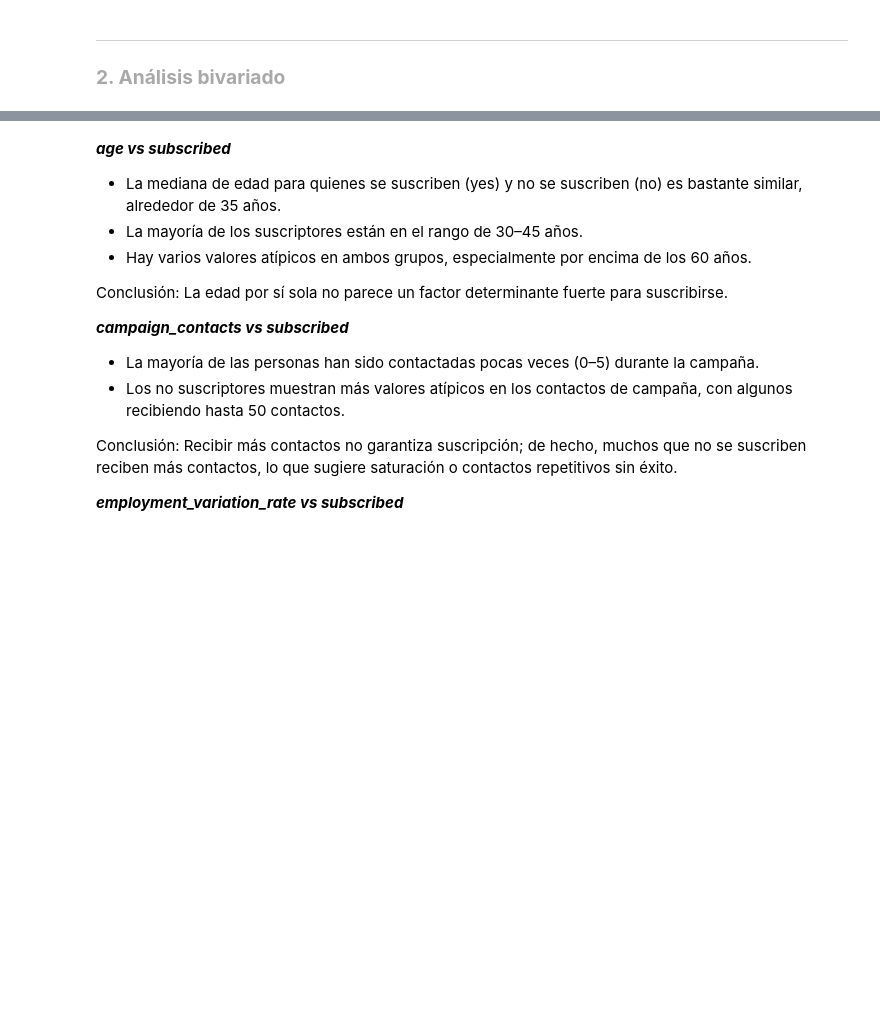
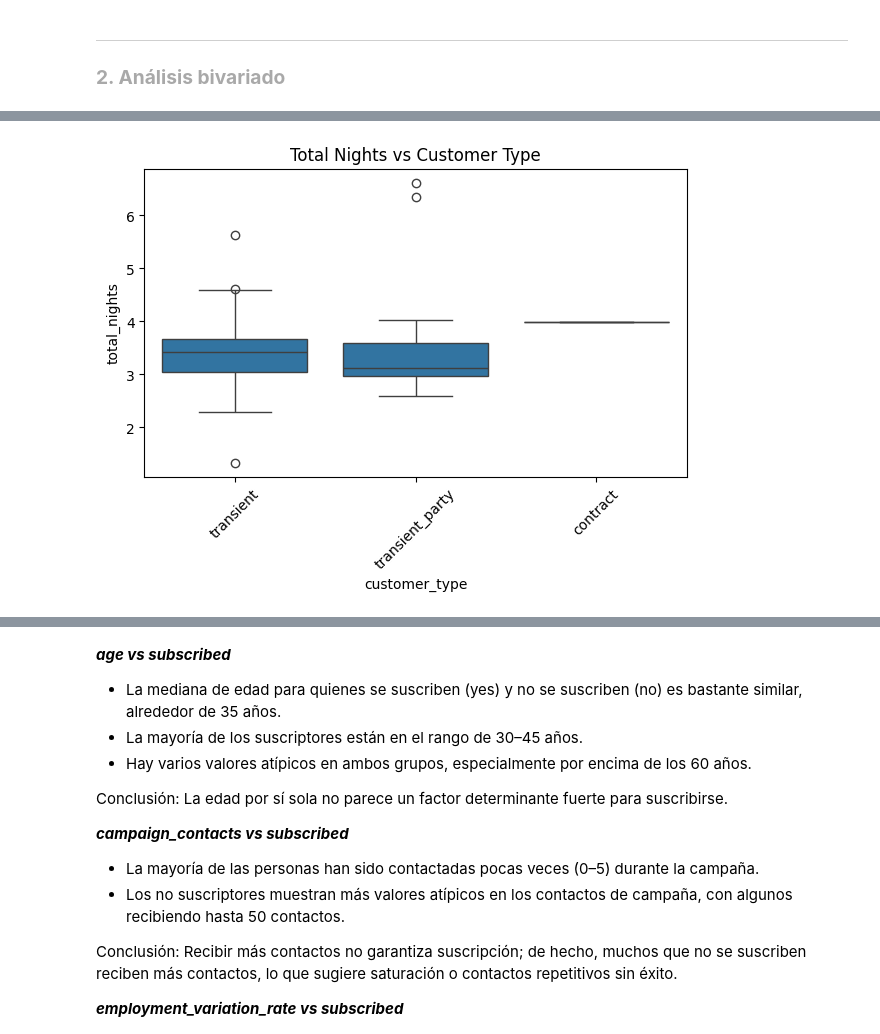
Before and after one commit to lorenalopezarenas/Booking_Reviews, a Jupyter notebook: notebooks/03. EDA.ipynb, the cells around one changed output, grey strips where cells are left out. Cells and saved outputs as stored; diff of their text form; code cells hidden in the pictures; blank space fills up the shorter version.

```diff
--- a/notebooks/03. EDA.ipynb
+++ b/notebooks/03. EDA.ipynb
@@ -379,0 +352,8 @@ Text(0.5, 1.0, 'Customer type vs Market segment')
+# %%
+plt.figure(figsize=(7,4))
+sns.boxplot(data=booking_reviews, x="customer_type", y="total_nights")
+plt.title("Total Nights vs Customer Type")
+plt.xticks(rotation=45)
+plt.show()
+# %% [output]
+[figure, added]
```
Also changed, not shown: parts of 30 cells of this notebook.
